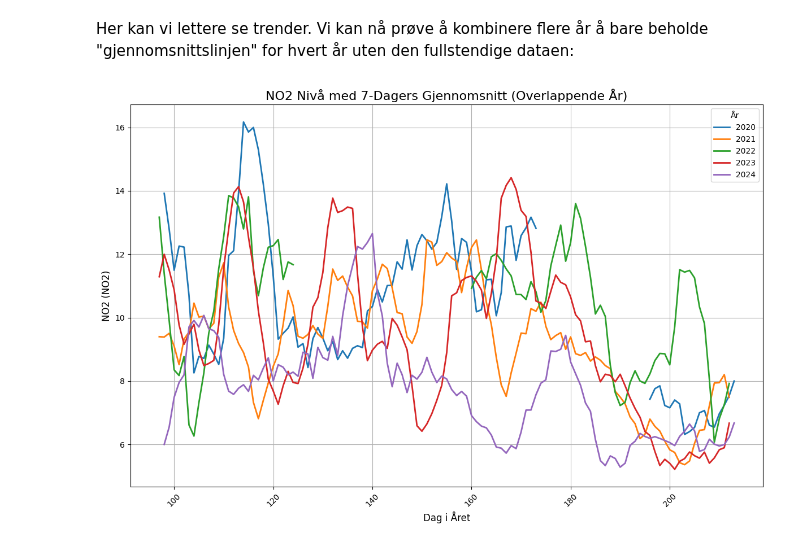
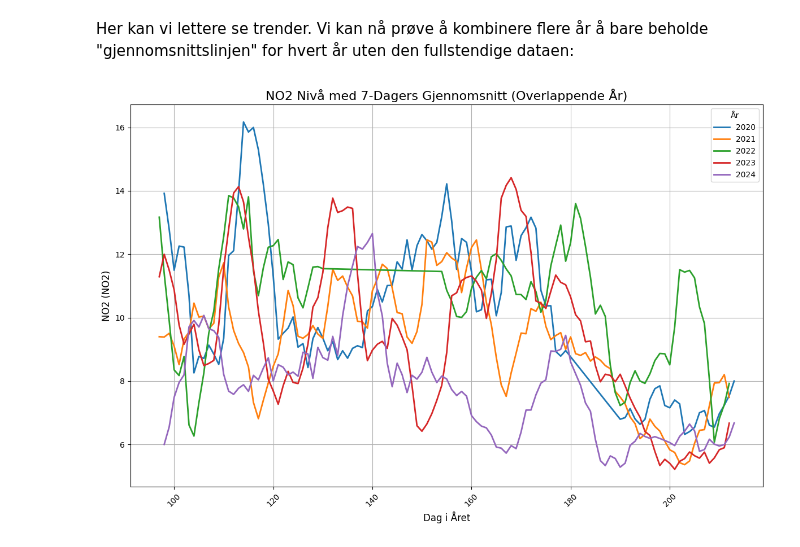
Before and after one commit to andre-hegre/Miljoeanalyse, a Jupyter notebook: proj_environment-main/notebooks/Hegre_branch.ipynb, the cells around one changed output. Saved outputs shown, nothing was run; the diff lists cells and outputs as text; code cells hidden in the pictures.

```diff
--- a/proj_environment-main/notebooks/Hegre_branch.ipynb
+++ b/proj_environment-main/notebooks/Hegre_branch.ipynb
@@ -98,43 +97,42 @@ Her kan vi lettere se trender. Vi kan nå prøve å kombinere flere år å bare
 import matplotlib.pyplot as plt
 import pandas as pd
 
-# Load the data
-Luftdata = pd.read_json('../data/df1_data.json')
+# Henter data fra fil
+Luftdata = pd.read_json('../data/df1_fikset.json')
 
-# Ensure the date column is in datetime format
+# Bytter til riktig datoformat
 Luftdata["date"] = pd.to_datetime(Luftdata["date"])
 
-# Extract the year for grouping
+# Få året
 Luftdata["year"] = Luftdata["date"].dt.year
 
-# Variable to analyze
 variable = "NO2"
 
-# Rolling average period
+# Gjennomsnittsvindu
 avg_periode = 7
 
-# Create a figure
+# Figur
 plt.figure(figsize=(12, 8))
 
-# Loop through each year and plot the rolling average
+# Looper gjennom hvert år og lager gjennomsnitt
 for year, group in Luftdata.groupby("year"):
     group = group.copy()
-    group["day_of_year"] = group["date"].dt.day_of_year  # Align dates across years
+    group["day_of_year"] = group["date"].dt.day_of_year  # får datoene til å samsvare gjennom årene
     group[f"{variable}_avg_periode"] = group[variable].rolling(window=avg_periode).mean()
 
-    # Plot the rolling average
+    # Plotter gjennomsnitt
     plt.plot(group["day_of_year"], group[f"{variable}_avg_periode"], label=f"{year}", linewidth=2)
 
-# Customize the plot
+
 plt.title(f"{variable} Nivå med {avg_periode}-Dagers Gjennomsnitt (Overlappende År)", fontsize=16)
 plt.xlabel("Dag i Året", fontsize=12)
 plt.ylabel(f"{variable} ({Luftdata[variable].name})", fontsize=12)
 plt.xticks(rotation=45)
 plt.grid(True)
 plt.legend(title="År")
 
-# Show the plot
+
 plt.tight_layout()
 plt.show()
 # %% [output]
-[figure, old version]
+[figure, new version]
```
Also changed, not shown: parts of 2 cells of this notebook, 3 other files.
